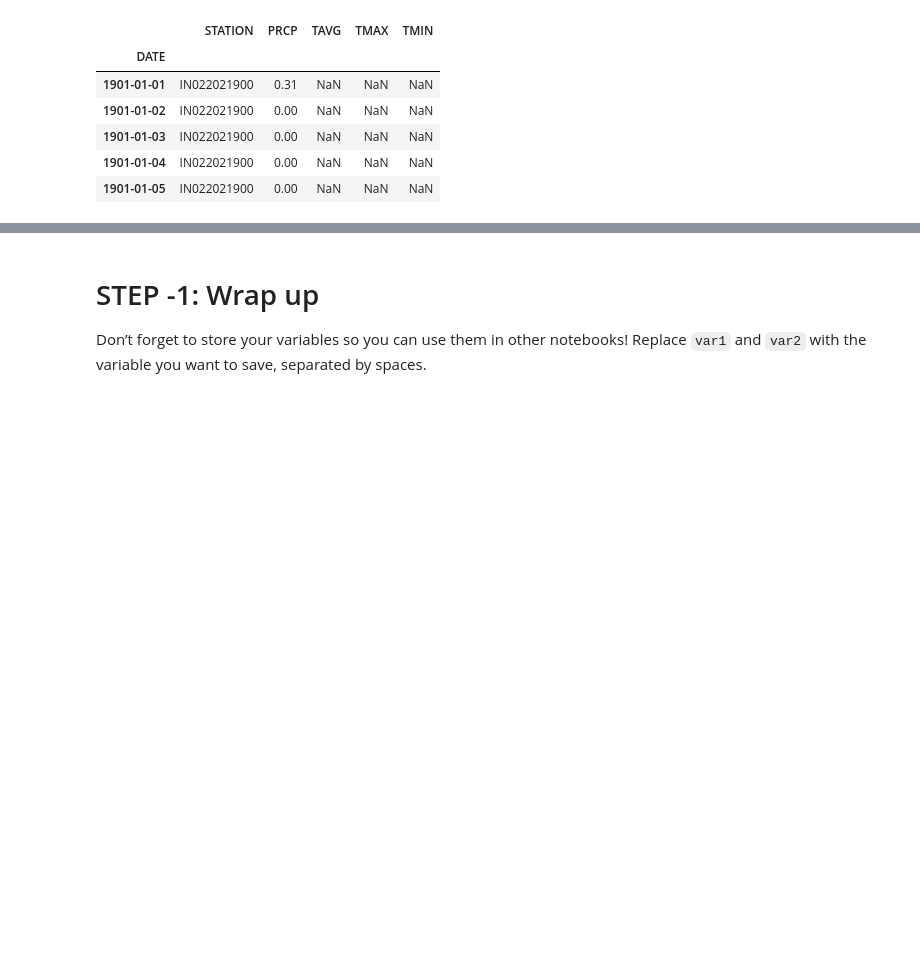
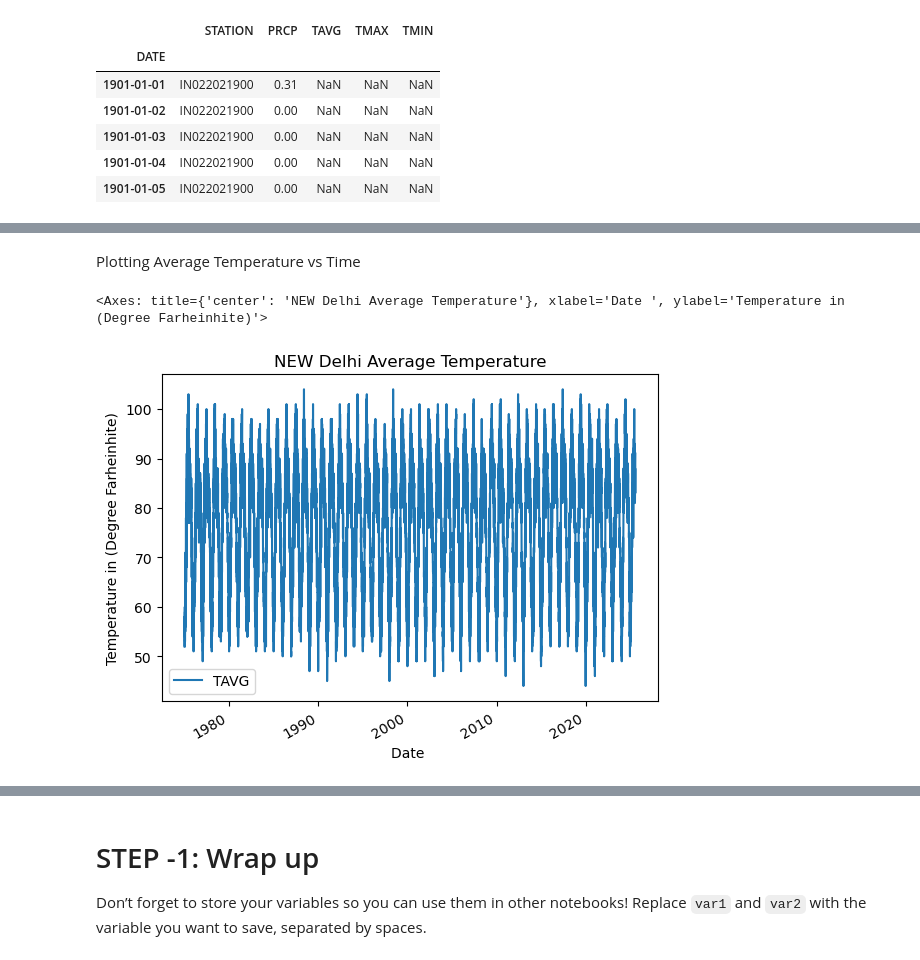
Before and after one commit to cu-esiil-edu/01-climate-git-gauravchakrabarty, a Jupyter notebook: notebooks/climate-98-download.ipynb, the cells around one changed output, grey strips where cells are left out. Cells and saved outputs as stored; diff of their text form; code cells hidden in the pictures; blank space fills up the shorter version.

```diff
--- a/notebooks/climate-98-download.ipynb
+++ b/notebooks/climate-98-download.ipynb
@@ -145,0 +192,13 @@ climate_df.plot(y='PRCP')
+# %% [markdown]
+Plotting Average Temperature vs Time
+# %%
+# Plot the temperature vs time
+ND_1975_2025.plot(
+    y='TAVG',
+    title='NEW Delhi Average Temperature',
+    xlabel='Date ',
+    ylabel='Temperature in (Degree Farheinhite)'
+)
+# %% [output]
+<Axes: title={'center': 'NEW Delhi Average Temperature'}, xlabel='Date ', ylabel='Temperature in (Degree Farheinhite)'>
+[figure, added]
```
Also changed, not shown: parts of 18 cells of this notebook, 1 other file.
